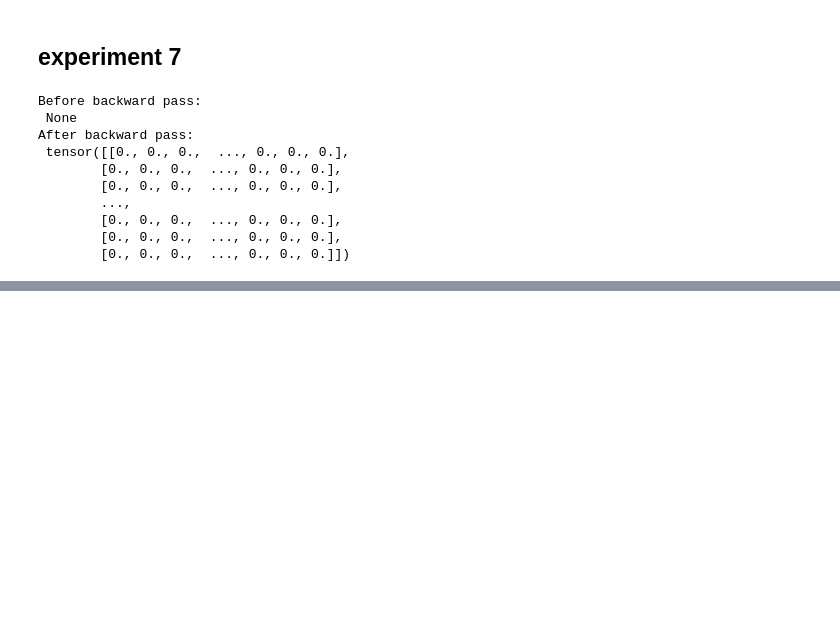
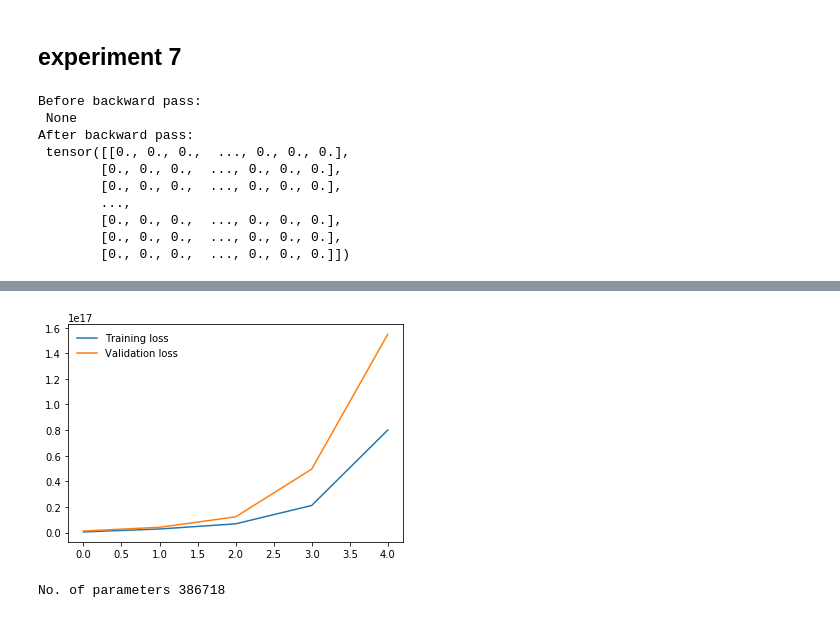
Before and after one commit to vatsmanish/feed-forward-network-deep-learning, a Jupyter notebook: deep learning assignment.ipynb, the cells around one changed output, grey strips where cells are left out. Saved outputs shown, nothing was run; the diff lists cells and outputs as text; code cells hidden in the pictures; blank space fills up the shorter version.

```diff
--- a/deep learning assignment.ipynb
+++ b/deep learning assignment.ipynb
@@ -695,0 +827,34 @@ plt.show()
+# %%
+epochs=5
+train_losses,test_losses=[],[]
+for e in range(epochs):
+    running_loss=0
+    for images,labels in train_loader:
+        optimizer.zero_grad()
+        log_ps=model(images)
+        loss=criterion(log_ps,labels)
+        loss.backward()
+        optimizer.step()
+        running_loss+=loss.item()
+
+    else:
+        test_loss=0
+        accuracy=0
+
+        with torch.no_grad():
+            model.eval()
+            for images,labels in test_loader:
+                log_ps=model(images)
+                test_loss+=criterion(log_ps,labels)
+                ps=torch.exp(log_ps)
+                top_p,top_class=ps.topk(1,dim=1)
+                equals=top_class==labels.view(*top_class.shape)
+                accuracy+=torch.mean(equals.type(torch.FloatTensor))
+        model.train()
+        train_losses.append(running_loss/len(train_loader))
+        test_losses.append(test_loss/len(test_loader))
+
+        print("Epoch: {}/{}.. ".format(e+1, epochs),
+              "Training Loss: {:.3f}.. ".format(running_loss/len(train_loader)),
+              "Test Loss: {:.3f}.. ".format(test_loss/len(test_loader)),
+              "Test Accuracy: {:.3f}".format(accuracy/len(test_loader)))
@@ -695,0 +867,13 @@ plt.show()
+# %%
+import matplotlib.pyplot as plt
+%matplotlib inline
+plt.plot(train_losses, label='Training loss')
+plt.plot(test_losses, label='Validation loss')
+plt.legend(frameon=False)
+plt.show()
+# %% [output]
+[figure, added]
+# %%
+print('No. of parameters',sum([p.numel()for p in model.parameters()]))
+# %% [output]
+No. of parameters 386718
```
Also changed, not shown: parts of 25 cells of this notebook.
